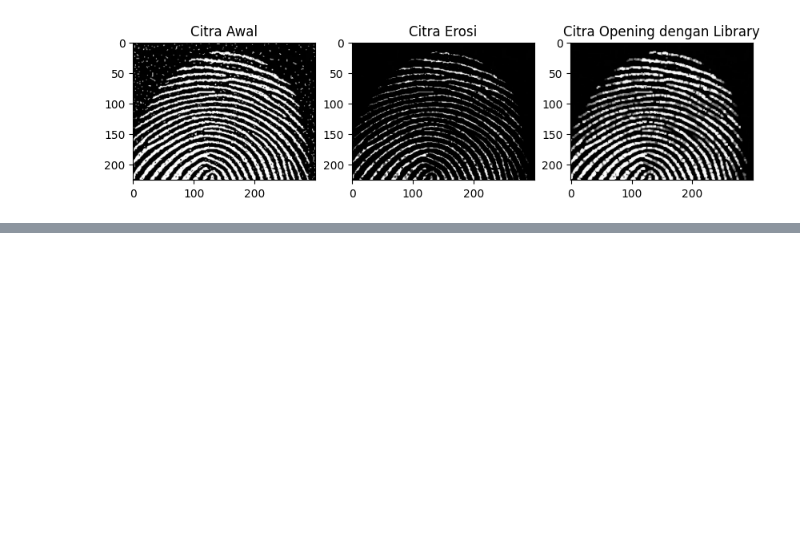
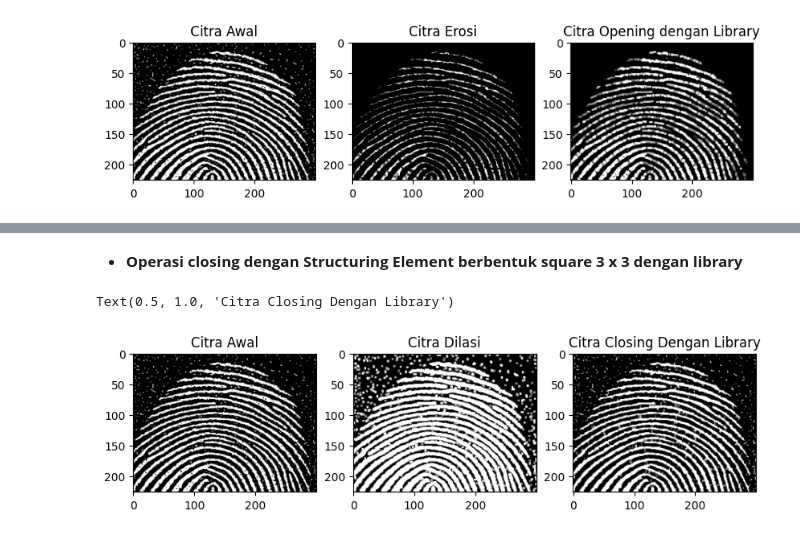
Before and after one commit to Vangzbill/PCVK_Ganjil_2023, a Jupyter notebook: Week9.ipynb, the cells around one changed output, grey strips where cells are left out. Saved outputs shown, nothing was run; the diff lists cells and outputs as text; code cells hidden in the pictures; blank space fills up the shorter version.

```diff
--- a/Week9.ipynb
+++ b/Week9.ipynb
@@ -200,0 +245,24 @@ Text(0.5, 1.0, 'Citra Opening dengan Library')
+# %% [markdown]
+* **Operasi closing dengan Structuring Element berbentuk square 3 x 3 dengan library**
+# %%
+img_8_2 = cv.imread('/content/drive/MyDrive/PCVK/Images/fingerprint.png', cv.IMREAD_GRAYSCALE)
+dilation_8_2 = np.zeros(img_8_2.shape, img_8_2.dtype)
+closing_8_2 = np.zeros(img_8_2.shape, img_8_2.dtype)
+se_8_2 = np.ones((3, 3), dtype=np.uint8)
+
+dilation_8_2 = cv.dilate(img_8_2, se_8_2)
+closing_8_2 = cv.erode(dilation_8_2, se_8_2)
+
+plt.figure(figsize=(10, 5))
+plt.subplot(1, 3, 1)
+plt.imshow(img_8_2, cmap='gray')
+plt.title('Citra Awal')
+plt.subplot(1, 3, 2)
+plt.imshow(dilation_8_2, cmap='gray')
+plt.title('Citra Dilasi')
+plt.subplot(1, 3, 3)
+plt.imshow(closing_8_2, cmap='gray')
+plt.title('Citra Closing Dengan Library')
+# %% [output]
+Text(0.5, 1.0, 'Citra Closing Dengan Library')
+[figure, added]
```
Also changed, not shown: parts of 11 cells of this notebook.
